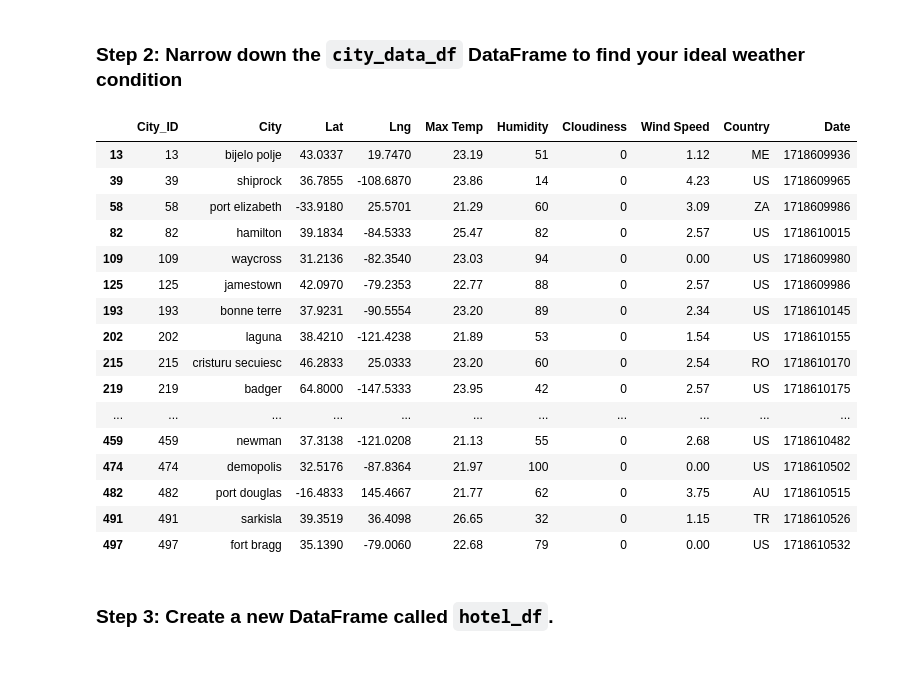
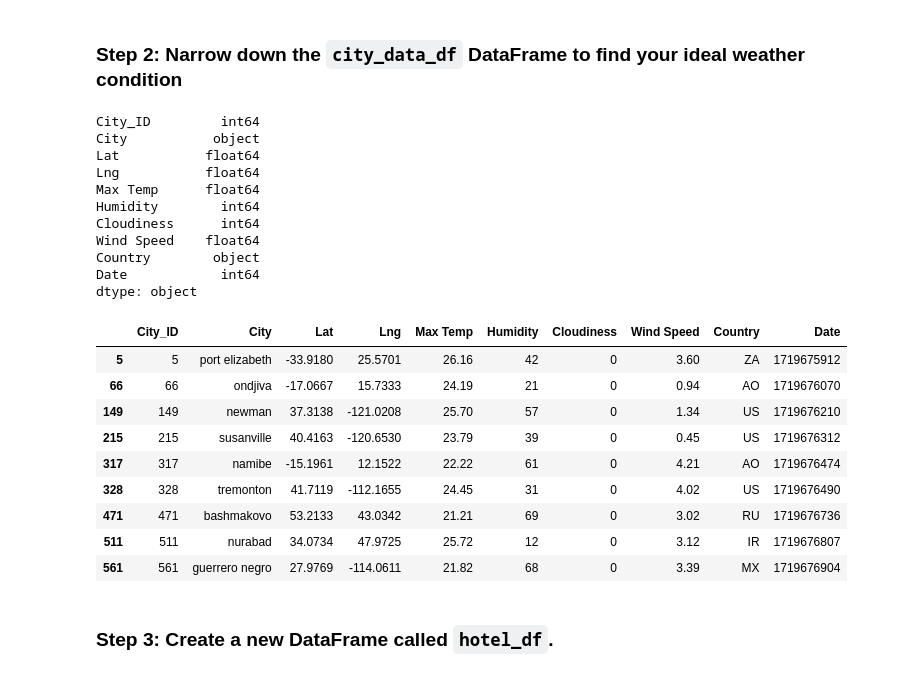
Before and after one commit to enumerbs/Module06-Challenge-Python-APIs, a Jupyter notebook: VacationPy/VacationPy.ipynb, the cells around one changed output. Cells and saved outputs as stored; diff of their text form; code cells hidden in the pictures.

Commit message:
feat: add implementation for VacationPy Step2: narrow down data by applying preferred weather conditions

```diff
--- a/VacationPy/VacationPy.ipynb
+++ b/VacationPy/VacationPy.ipynb
@@ -55,33 +62,45 @@ humidity_map_plot
 [interactive output not drawn]
 # %% [markdown]
 ### Step 2: Narrow down the `city_data_df` DataFrame to find your ideal weather condition
+# %%
+city_data_df.dtypes
+# %% [output]
+City_ID         int64
+City           object
+Lat           float64
+Lng           float64
+Max Temp      float64
+Humidity        int64
+Cloudiness      int64
+Wind Speed    float64
+Country        object
+Date            int64
+dtype: object
 # %%
 # Narrow down cities that fit criteria and drop any results with null values
-# YOUR CODE HERE
+preferred_weather_conditions = \
+    (city_data_df["Max Temp"] > 21.0) & (city_data_df["Max Temp"] < 27) & \
+    (city_data_df["Wind Speed"] < 4.5) & \
+    (city_data_df["Cloudiness"] == 0)
+
+preferred_city_data_df = city_data_df[ preferred_weather_conditions ]
 
 # Drop any rows with null values
-# YOUR CODE HERE
+preferred_city_data_df = preferred_city_data_df.dropna(how='any')
 
 # Display sample data
-# YOUR CODE HERE
+preferred_city_data_df
 # %% [output]
 |  | City_ID | City | Lat | Lng | Max Temp | Humidity | Cloudiness | Wind Speed | Country | Date |
-| 13 | 13 | bijelo polje | 43.0337 | 19.7470 | 23.19 | 51 | 0 | 1.12 | ME | 1718609936 |
-| 39 | 39 | shiprock | 36.7855 | -108.6870 | 23.86 | 14 | 0 | 4.23 | US | 1718609965 |
-| 58 | 58 | port elizabeth | -33.9180 | 25.5701 | 21.29 | 60 | 0 | 3.09 | ZA | 1718609986 |
-| 82 | 82 | hamilton | 39.1834 | -84.5333 | 25.47 | 82 | 0 | 2.57 | US | 1718610015 |
-| 109 | 109 | waycross | 31.2136 | -82.3540 | 23.03 | 94 | 0 | 0.00 | US | 1718609980 |
-| 125 | 125 | jamestown | 42.0970 | -79.2353 | 22.77 | 88 | 0 | 2.57 | US | 1718609986 |
-| 193 | 193 | bonne terre | 37.9231 | -90.5554 | 23.20 | 89 | 0 | 2.34 | US | 1718610145 |
-| 202 | 202 | laguna | 38.4210 | -121.4238 | 21.89 | 53 | 0 | 1.54 | US | 1718610155 |
-| 215 | 215 | cristuru secuiesc | 46.2833 | 25.0333 | 23.20 | 60 | 0 | 2.54 | RO | 1718610170 |
-| 219 | 219 | badger | 64.8000 | -147.5333 | 23.95 | 42 | 0 | 2.57 | US | 1718610175 |
-| ... | ... | ... | ... | ... | ... | ... | ... | ... | ... | ... |
-| 459 | 459 | newman | 37.3138 | -121.0208 | 21.13 | 55 | 0 | 2.68 | US | 1718610482 |
-| 474 | 474 | demopolis | 32.5176 | -87.8364 | 21.97 | 100 | 0 | 0.00 | US | 1718610502 |
-| 482 | 482 | port douglas | -16.4833 | 145.4667 | 21.77 | 62 | 0 | 3.75 | AU | 1718610515 |
-| 491 | 491 | sarkisla | 39.3519 | 36.4098 | 26.65 | 32 | 0 | 1.15 | TR | 1718610526 |
-| 497 | 497 | fort bragg | 35.1390 | -79.0060 | 22.68 | 79 | 0 | 0.00 | US | 1718610532 |
+| 5 | 5 | port elizabeth | -33.9180 | 25.5701 | 26.16 | 42 | 0 | 3.60 | ZA | 1719675912 |
+| 66 | 66 | ondjiva | -17.0667 | 15.7333 | 24.19 | 21 | 0 | 0.94 | AO | 1719676070 |
+| 149 | 149 | newman | 37.3138 | -121.0208 | 25.70 | 57 | 0 | 1.34 | US | 1719676210 |
+| 215 | 215 | susanville | 40.4163 | -120.6530 | 23.79 | 39 | 0 | 0.45 | US | 1719676312 |
+| 317 | 317 | namibe | -15.1961 | 12.1522 | 22.22 | 61 | 0 | 4.21 | AO | 1719676474 |
+| 328 | 328 | tremonton | 41.7119 | -112.1655 | 24.45 | 31 | 0 | 4.02 | US | 1719676490 |
+| 471 | 471 | bashmakovo | 53.2133 | 43.0342 | 21.21 | 69 | 0 | 3.02 | RU | 1719676736 |
+| 511 | 511 | nurabad | 34.0734 | 47.9725 | 25.72 | 12 | 0 | 3.12 | IR | 1719676807 |
+| 561 | 561 | guerrero negro | 27.9769 | -114.0611 | 21.82 | 68 | 0 | 3.39 | MX | 1719676904 |
 # %% [markdown]
 ### Step 3: Create a new DataFrame called `hotel_df`.
 # %%
```
Also changed, not shown: parts of 1 cell of this notebook.
